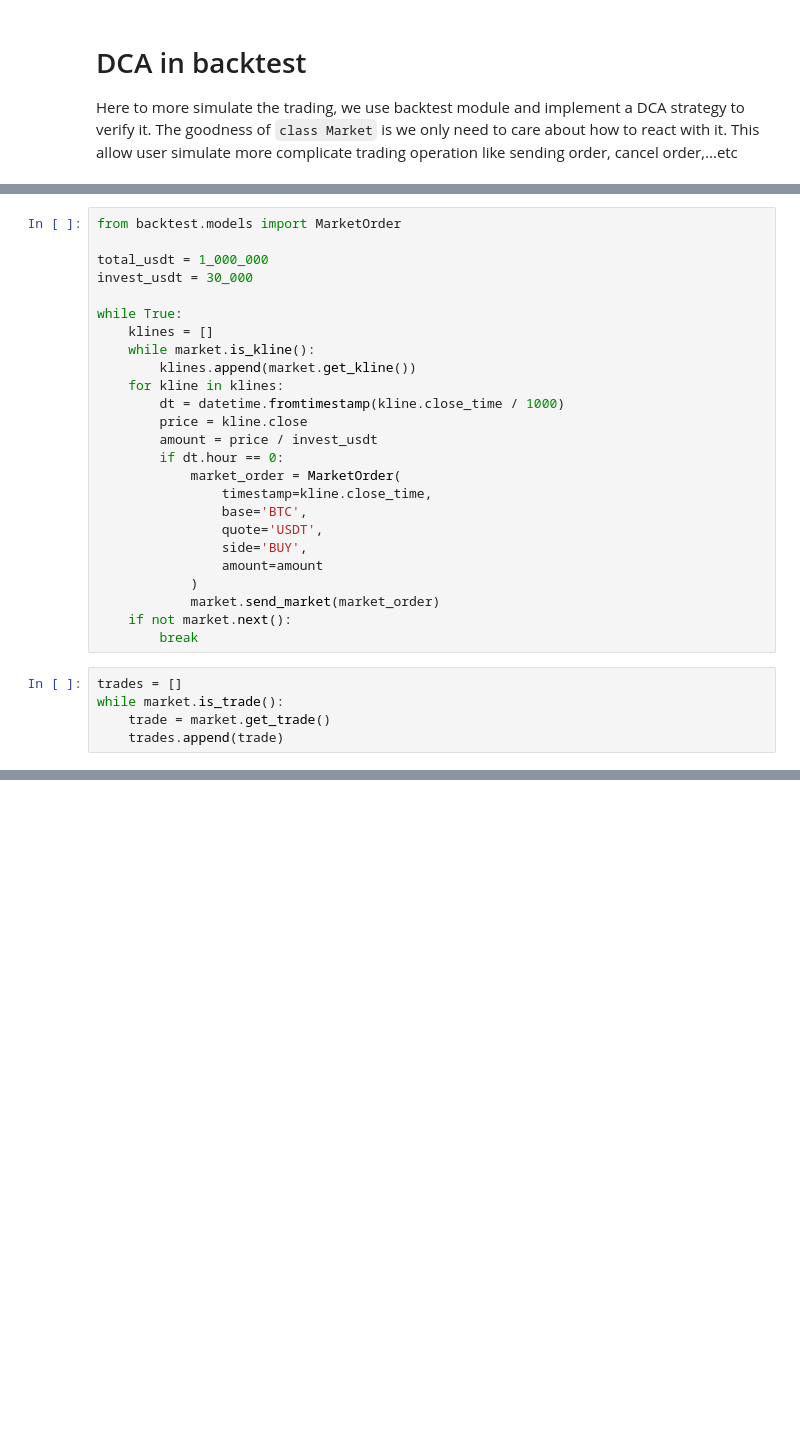
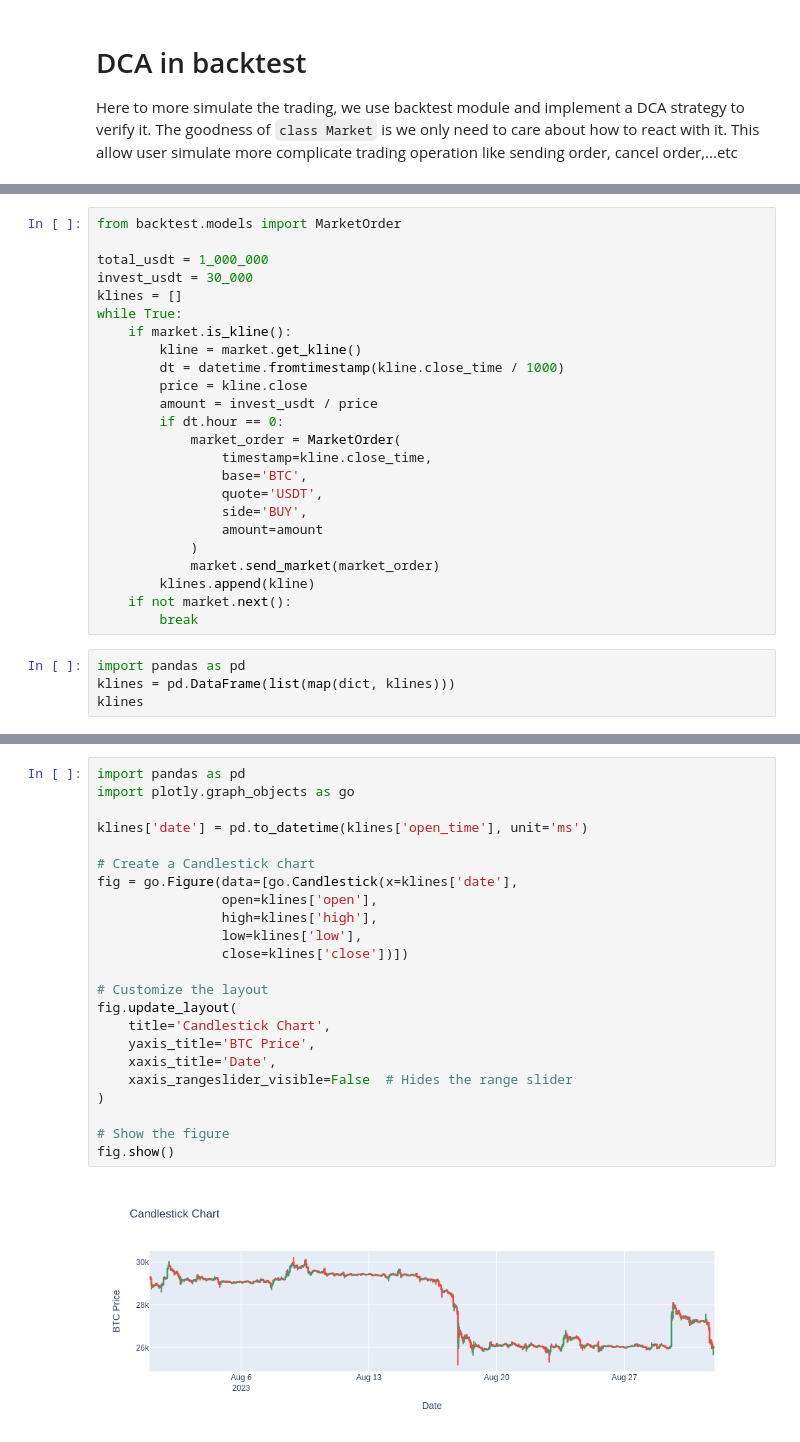
Before and after one commit to BullionBear/crypto-backtest, a Jupyter notebook: notebooks/3_dca_in_backtest_module.ipynb, the cells around one changed output, grey strips where cells are left out. Saved outputs shown, nothing was run; the diff lists cells and outputs as text; blank space fills up the shorter version.

Commit message:
using market reconstruct dca

```diff
--- a/notebooks/3_dca_in_backtest_module.ipynb
+++ b/notebooks/3_dca_in_backtest_module.ipynb
@@ -50,15 +50,13 @@ from backtest.models import MarketOrder
 
 total_usdt = 1_000_000
 invest_usdt = 30_000
-
+klines = []
 while True:
-    klines = []
-    while market.is_kline():
-        klines.append(market.get_kline())
-    for kline in klines:
+    if market.is_kline():
+        kline = market.get_kline()
         dt = datetime.fromtimestamp(kline.close_time / 1000)
         price = kline.close
-        amount = price / invest_usdt
+        amount = invest_usdt / price
         if dt.hour == 0:
             market_order = MarketOrder(
                 timestamp=kline.close_time,
@@ -68,10 +66,10 @@ while True:
                 amount=amount
             )
             market.send_market(market_order)
+        klines.append(kline)
     if not market.next():
         break
 # %%
-trades = []
-while market.is_trade():
-    trade = market.get_trade()
-    trades.append(trade)
+import pandas as pd
+klines = pd.DataFrame(list(map(dict, klines)))
+klines
@@ -77,0 +90,25 @@ while market.is_trade():
+# %%
+import pandas as pd
+import plotly.graph_objects as go
+
+klines['date'] = pd.to_datetime(klines['open_time'], unit='ms')
+
+# Create a Candlestick chart
+fig = go.Figure(data=[go.Candlestick(x=klines['date'],
+                open=klines['open'],
+                high=klines['high'],
+                low=klines['low'],
+                close=klines['close'])])
+
+# Customize the layout
+fig.update_layout(
+    title='Candlestick Chart',
+    yaxis_title='BTC Price',
+    xaxis_title='Date',
+    xaxis_rangeslider_visible=False  # Hides the range slider
+)
+
+# Show the figure
+fig.show()
+# %% [output]
+[figure, added]
```
Also changed, not shown: parts of 11 cells of this notebook, 2 other files.
